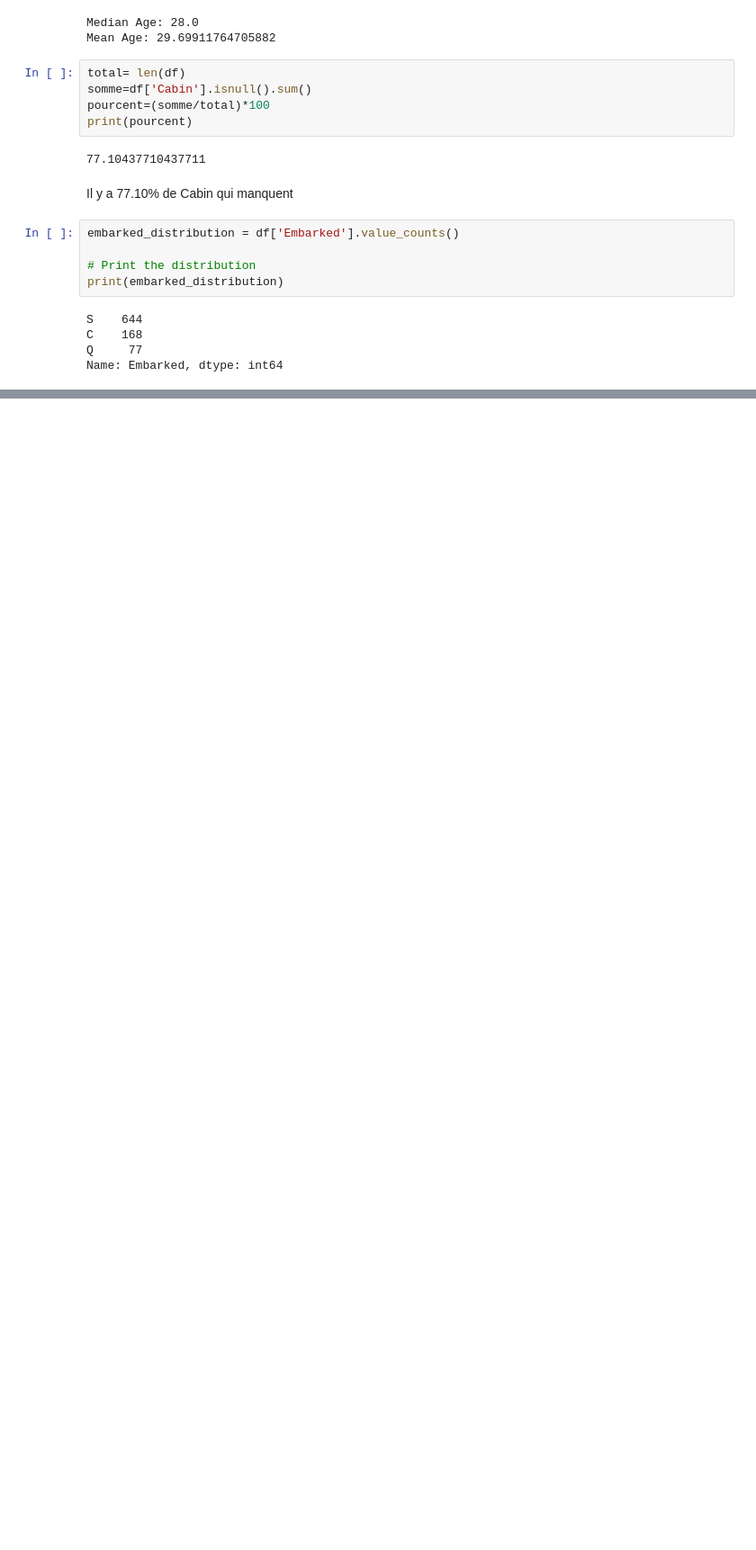
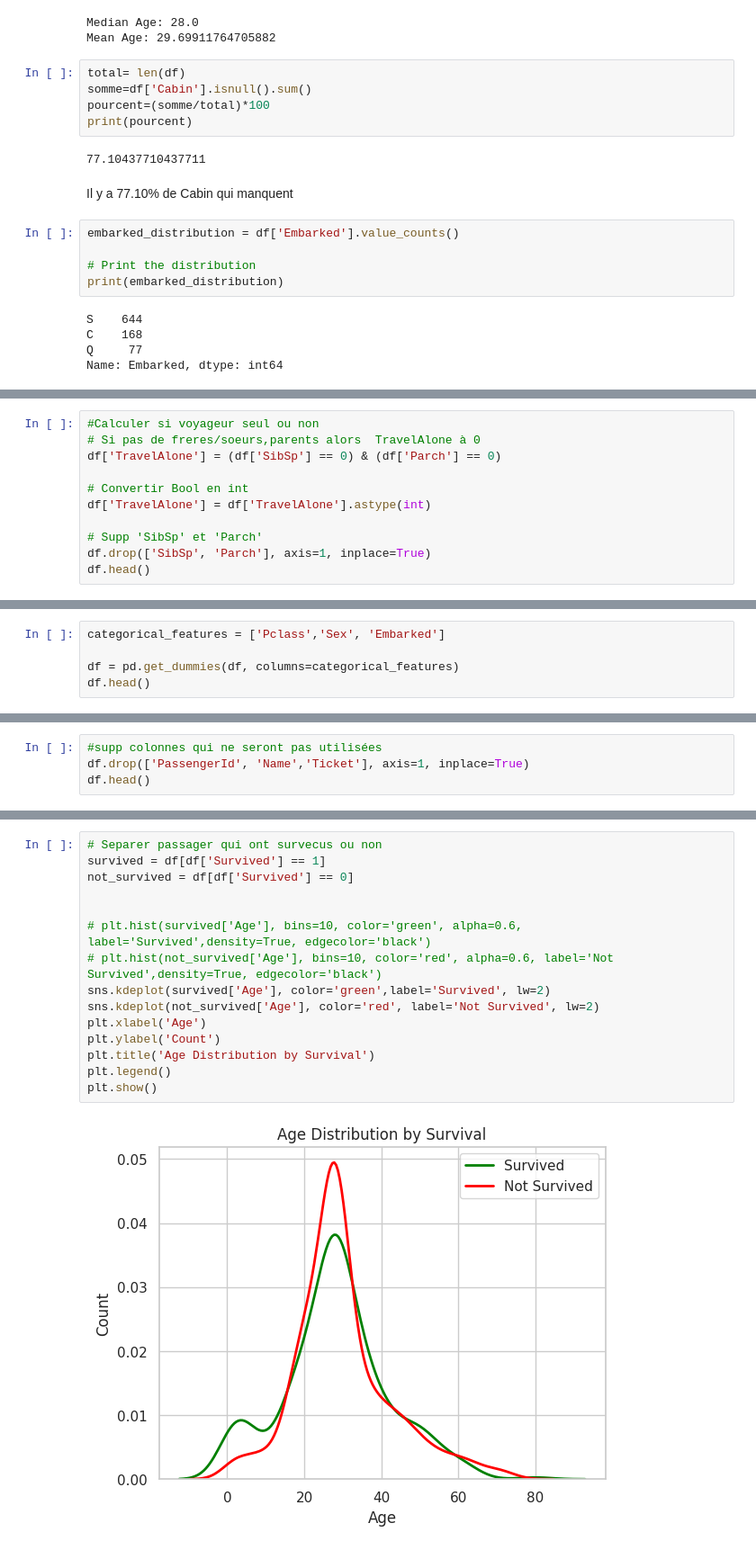
Before and after one commit to samiHEL/ML_Intro_Regression, a Jupyter notebook: ML_Intro_regression.ipynb, the cells around one changed output, grey strips where cells are left out. Shown at 90% size. Saved outputs shown, nothing was run; the diff lists cells and outputs as text; blank space fills up the shorter version.

```diff
--- a/ML_Intro_regression.ipynb
+++ b/ML_Intro_regression.ipynb
@@ -386,0 +427,11 @@ plt.show()
+# %%
+#Calculer si voyageur seul ou non
+# Si pas de freres/soeurs,parents alors  TravelAlone à 0
+df['TravelAlone'] = (df['SibSp'] == 0) & (df['Parch'] == 0)
+
+# Convertir Bool en int
+df['TravelAlone'] = df['TravelAlone'].astype(int)
+
+# Supp 'SibSp' et 'Parch'
+df.drop(['SibSp', 'Parch'], axis=1, inplace=True)
+df.head()
@@ -386,0 +445,5 @@ plt.show()
+# %%
+categorical_features = ['Pclass','Sex', 'Embarked']
+
+df = pd.get_dummies(df, columns=categorical_features)
+df.head()
@@ -386,0 +457,4 @@ plt.show()
+# %%
+#supp colonnes qui ne seront pas utilisées
+df.drop(['PassengerId', 'Name','Ticket'], axis=1, inplace=True)
+df.head()
@@ -386,0 +507,17 @@ plt.show()
+# %%
+# Separer passager qui ont survecus ou non
+survived = df[df['Survived'] == 1]
+not_survived = df[df['Survived'] == 0]
+
+
+# plt.hist(survived['Age'], bins=10, color='green', alpha=0.6, label='Survived',density=True, edgecolor='black')
+# plt.hist(not_survived['Age'], bins=10, color='red', alpha=0.6, label='Not Survived',density=True, edgecolor='black')
+sns.kdeplot(survived['Age'], color='green',label='Survived', lw=2)
+sns.kdeplot(not_survived['Age'], color='red', label='Not Survived', lw=2)
+plt.xlabel('Age')
+plt.ylabel('Count')
+plt.title('Age Distribution by Survival')
+plt.legend()
+plt.show()
+# %% [output]
+[figure, added]
```
Also changed, not shown: parts of 33 cells of this notebook.
